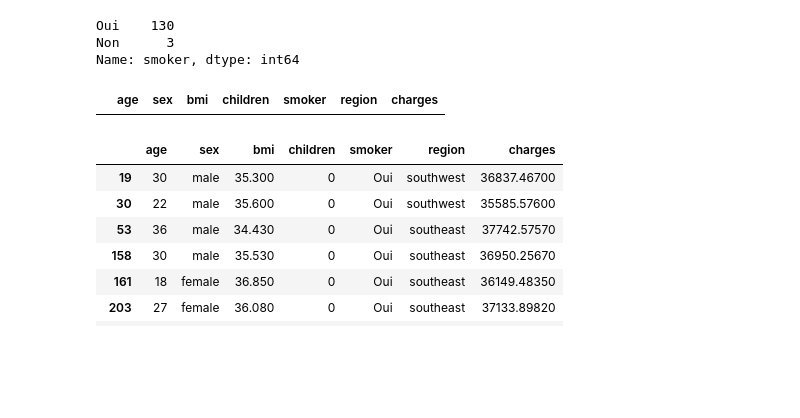
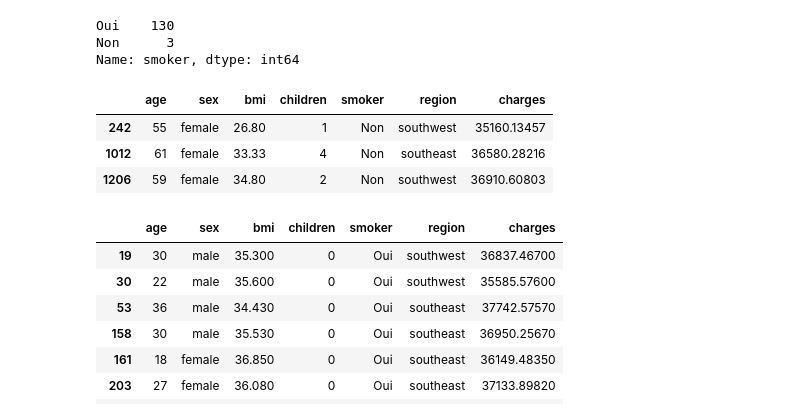
Before and after one commit to Benalieur/assurance, a Jupyter notebook: notebooks/analys.ipynb, the cells around one changed output. Saved outputs shown, nothing was run; the diff lists cells and outputs as text; code cells hidden in the pictures; blank space fills up the shorter version.

```diff
--- a/notebooks/analys.ipynb
+++ b/notebooks/analys.ipynb
@@ -158,9 +158,12 @@ Oui    130
 Non      3
 Name: smoker, dtype: int64
 # %%
-test[test['smoker'] == 'no']
+test[test['smoker'] == 'Non']
 # %% [output]
 |  | age | sex | bmi | children | smoker | region | charges |
+| 242 | 55 | female | 26.80 | 1 | Non | southwest | 35160.13457 |
+| 1012 | 61 | female | 33.33 | 4 | Non | southeast | 36580.28216 |
+| 1206 | 59 | female | 34.80 | 2 | Non | southwest | 36910.60803 |
 # %%
 masques = [test['bmi'] > 40, test['age'] > 50, test['children'] != 0]
 
```
Also changed, not shown: parts of 3 cells of this notebook.
